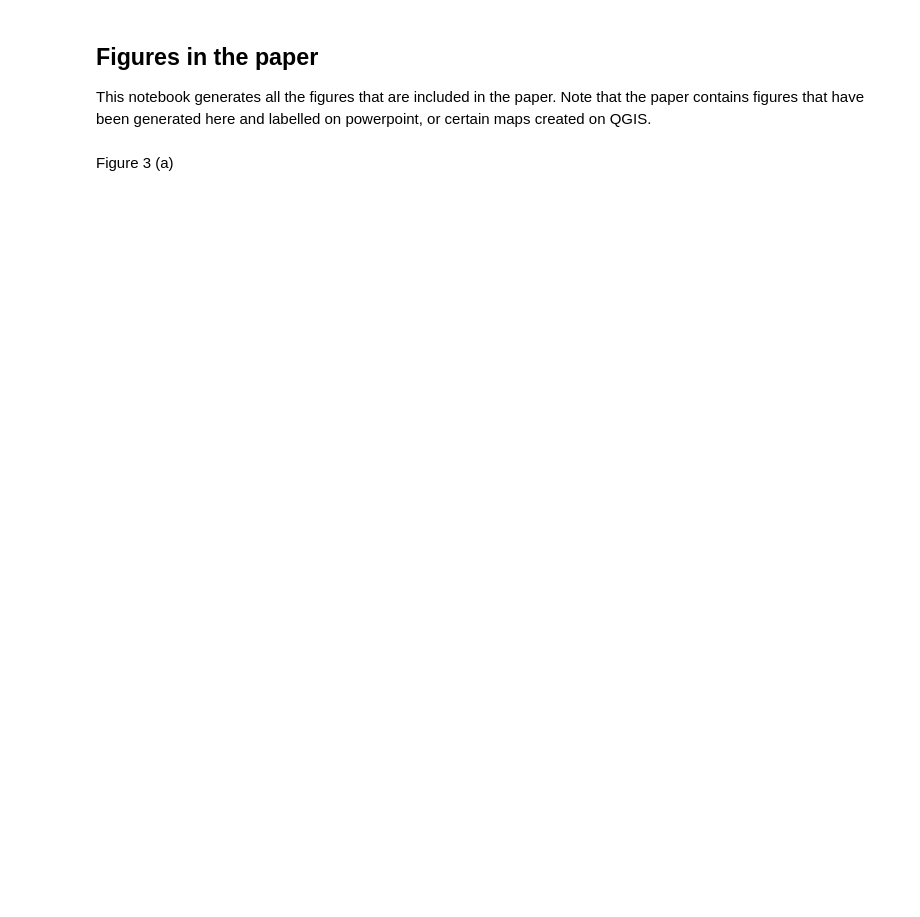
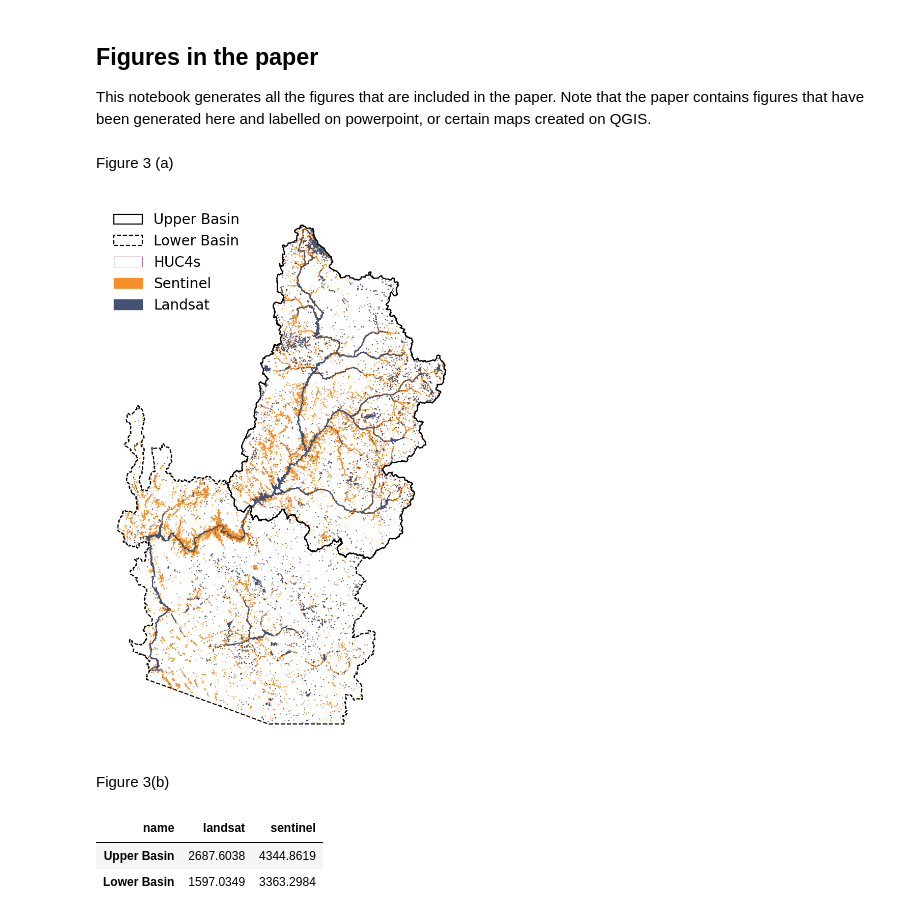
Before and after one commit to ppuentex/detection_comparison-CRB, a Jupyter notebook: results/generate_figures.ipynb, the cells around one changed output. Drawn from its saved outputs; the diff is of its cells as text; code cells hidden in the pictures; blank space fills up the shorter version.

Commit message:
generating figure 3 a, b, and c

```diff
--- a/results/generate_figures.ipynb
+++ b/results/generate_figures.ipynb
@@ -25,3 +30,35 @@ upper_hucs = gpd.read_file('../data/shapefiles/UCRB_statelines.shp')
 lower_hucs = gpd.read_file('../data/shapefiles/LCRB_statelines.shp')
 upper_hucs = upper_hucs.to_crs(epsg = 3857)
 lower_hucs = lower_hucs.to_crs(epsg=3857)
+# %%
+plt.rcParams.update({'font.size': 20})
+fig, ax = plt.subplots(figsize=(10,14))
+
+#inundation from landsat and sentinel
+landsat.plot(ax = ax, edgecolor = '#435274', facecolor = '#435274', zorder = 4)
+sentinel.plot(ax = ax, edgecolor ="#F58F29" , facecolor = '#F58F29', zorder = 3)
+
+ax.axis('off')
+
+#upper and lower basin division
+upper_hucs.plot(ax=ax, edgecolor = 'black', zorder = 6, facecolor = 'none', linewidth = 1.6)
+lower_hucs.plot(ax = ax, edgecolor ='black', zorder = 6, facecolor = 'none', linewidth = 1.6, linestyle = '--')
+
+# Patch for shaded HUCs
+sentinel_patch = mpatches.Patch(facecolor='#F58F29', edgecolor='#F58F29', label='Sentinel')
+landsat_patch = mpatches.Patch(facecolor='#435274', edgecolor='#435274', label='Landsat')
+upper_patch = mpatches.Patch(facecolor='none', edgecolor='black', linewidth= 1.6, label='Upper Basin')
+lower_patch = mpatches.Patch(facecolor='none', edgecolor='black', linestyle='--', linewidth= 1.6, label='Lower Basin')
+
+# # Combine all into one legend
+legend_handles = [upper_patch, lower_patch,huc4_patch, sentinel_patch, landsat_patch]
+
+# Add legend to plot
+ax.legend(handles=legend_handles, loc='upper left', frameon=False, fontsize=20)
+plt.savefig('../results/figures/fig3a_inundation_map.jpg',bbox_inches ='tight', dpi = 600)
+
+plt.show()
+# %% [output]
+[figure, added]
+# %% [markdown]
+Figure 3(b)
@@ -27,0 +90,6 @@ lower_hucs = lower_hucs.to_crs(epsg=3857)
+# %%
+plot_df
+# %% [output]
+| name | landsat | sentinel |
+| Upper Basin | 2687.6038 | 4344.8619 |
+| Lower Basin | 1597.0349 | 3363.2984 |
```
Also changed, not shown: parts of 8 cells of this notebook, 3 other files.
